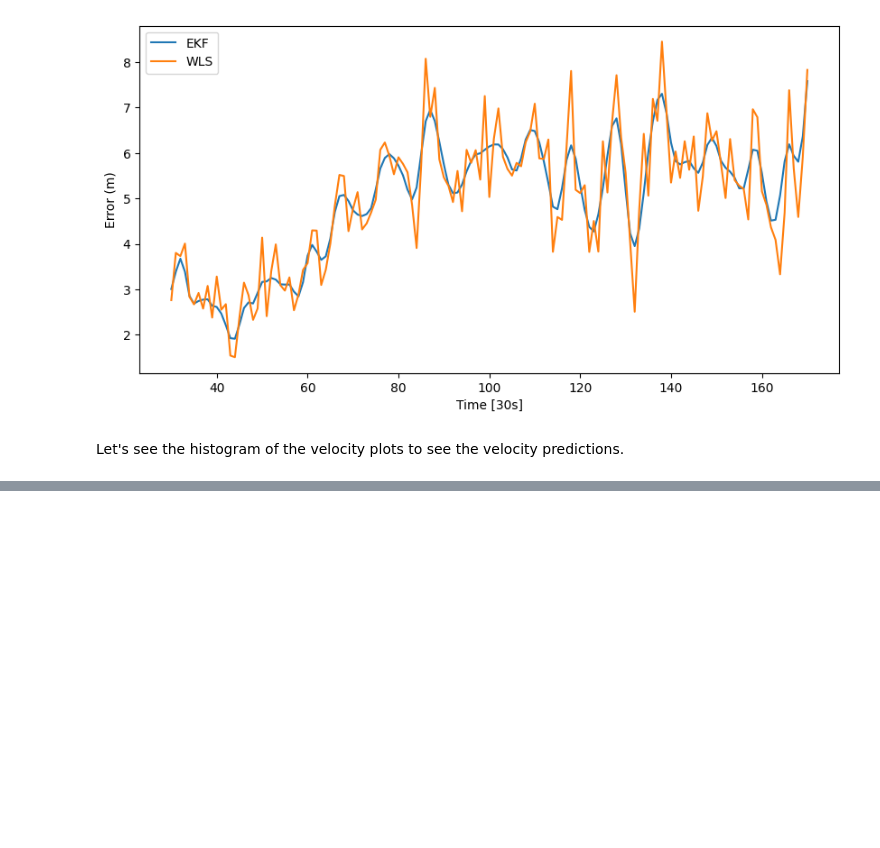
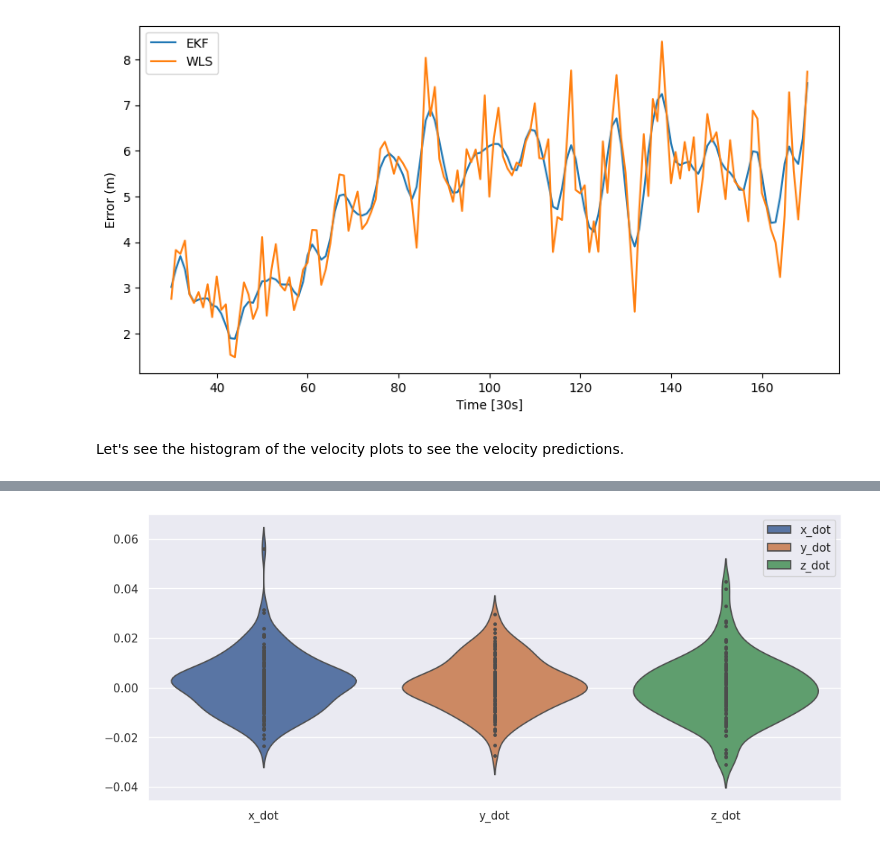
Before and after one commit to NISCHALPI/Navigator, a Jupyter notebook: docs/intro/extended_kalman_filter_gps.ipynb, the cells around one changed output, grey strips where cells are left out. Saved outputs shown, nothing was run; the diff lists cells and outputs as text; code cells hidden in the pictures; blank space fills up the shorter version.

```diff
--- a/docs/intro/extended_kalman_filter_gps.ipynb
+++ b/docs/intro/extended_kalman_filter_gps.ipynb
@@ -272,0 +334,16 @@ plt.savefig("velocity.png")
+# %%
+# Plot the velocity
+fig, ax = plt.subplots(1, 1, figsize=(12, 5))
+
+# Boxen plot the velocity estimates
+sns.violinplot(
+    data=state[["x_dot", "y_dot", "z_dot"]].iloc[30:],
+    ax=ax,
+    inner="point",
+    legend=True
+)
+
+# Save the velocity plot
+plt.savefig("velocity.png")
+# %% [output]
+[figure, added]
```
Also changed, not shown: parts of 5 cells of this notebook, 6 other files.
